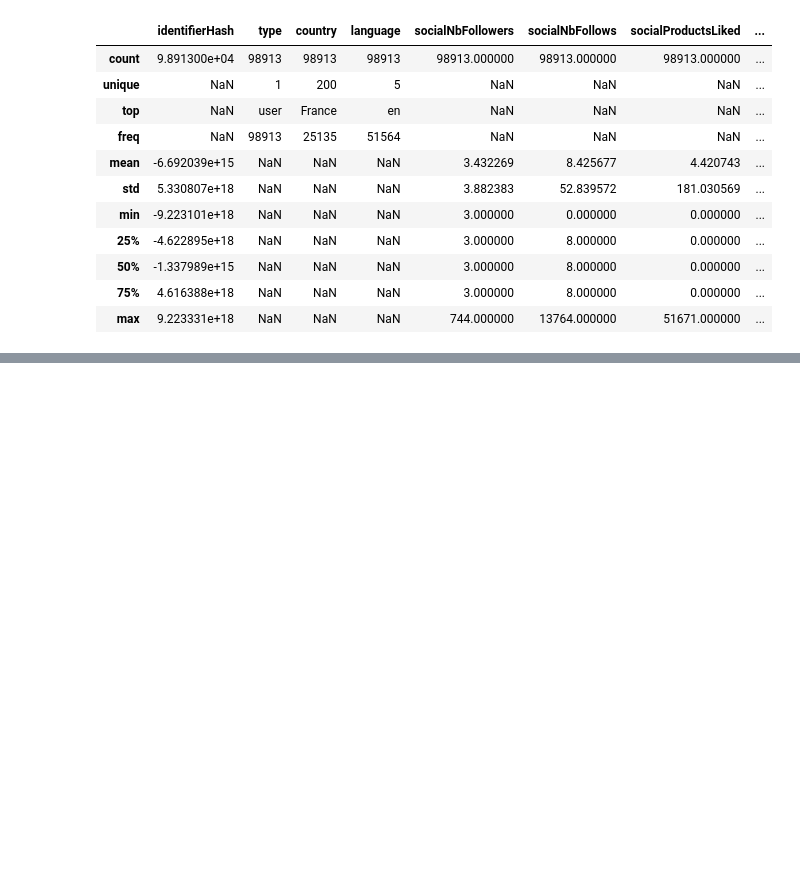
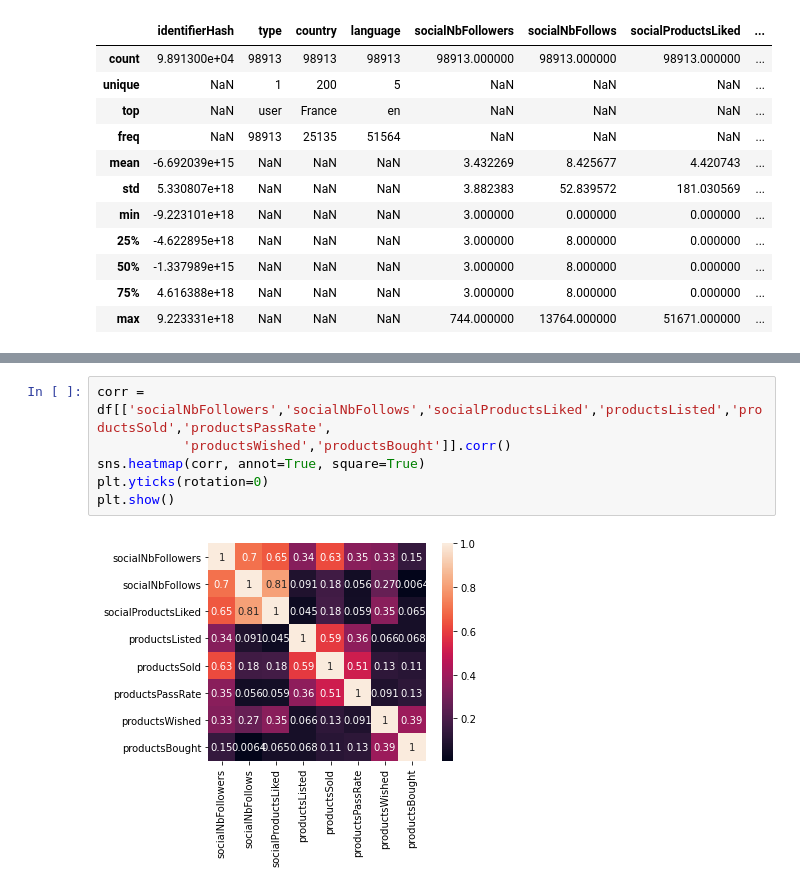
Before and after one commit to mattlim96/getharley-challenge, a Jupyter notebook: solution.ipynb, the cells around one changed output, grey strips where cells are left out. Drawn from its saved outputs; the diff is of its cells as text; blank space fills up the shorter version.

```diff
--- a/solution.ipynb
+++ b/solution.ipynb
@@ -109,0 +107,8 @@ plt.close(FIG)
+# %%
+corr = df[['socialNbFollowers','socialNbFollows','socialProductsLiked','productsListed','productsSold','productsPassRate',
+           'productsWished','productsBought']].corr()
+sns.heatmap(corr, annot=True, square=True)
+plt.yticks(rotation=0)
+plt.show()
+# %% [output]
+[figure, added]
```
Also changed, not shown: parts of 18 cells of this notebook.
